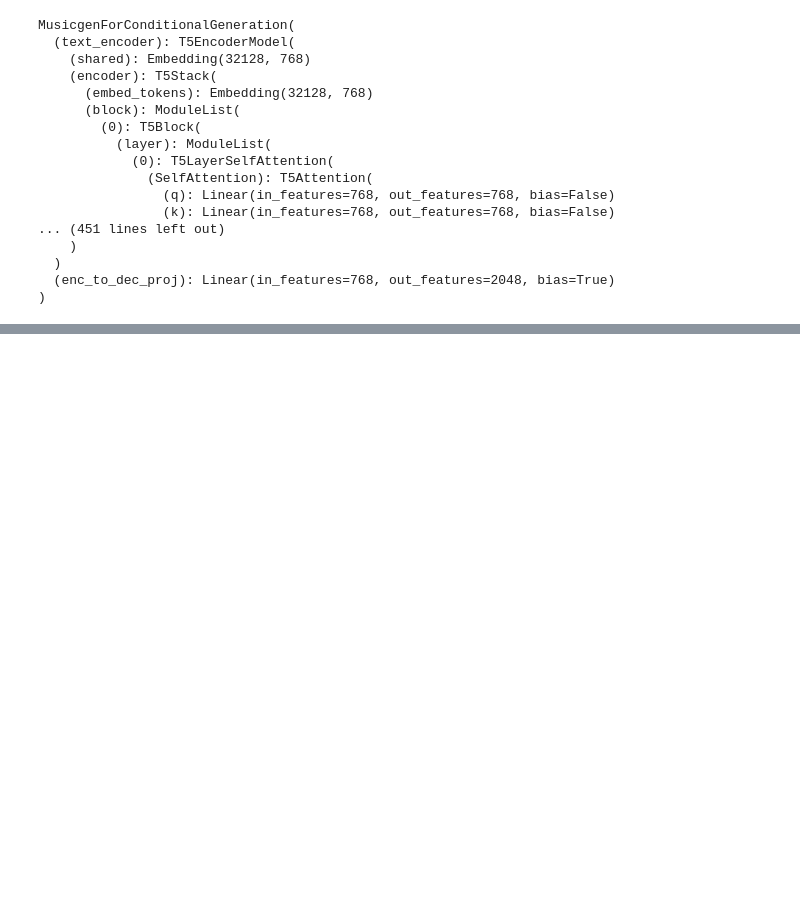
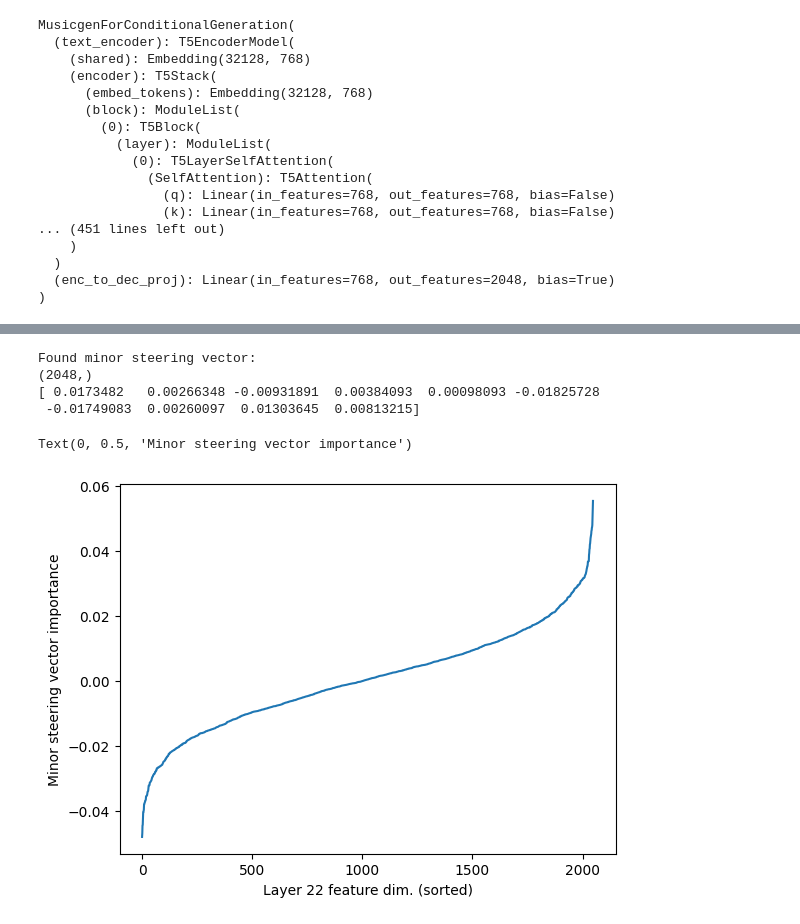
Before and after one commit to womogenes/musicgen-interp, a Jupyter notebook: notebooks/key_steering/key_steering.ipynb, the cells around one changed output, grey strips where cells are left out. Cells and saved outputs as stored; diff of their text form; code cells hidden in the pictures; blank space fills up the shorter version.

Commit message:
Cooked aah steering attempt

```diff
--- a/notebooks/key_steering/key_steering.ipynb
+++ b/notebooks/key_steering/key_steering.ipynb
@@ -58,4 +59,5 @@ from linear_probe_key import train_linear_probe
 # %%
-reg = list(train_linear_probe(22, 128, "max", train=False))
-print(f"{reg=}")
+linear_probe_res = list(train_linear_probe(22, 128, "max", train=False))
+print(linear_probe_res)
+logger.setLevel("ERROR")
 # %% [output]
@@ -68,2 +71,19 @@ reg=[]
+# %%
+reg, pca, scaler = linear_probe_res[0]
+minor_steer_vec = reg.coef_[0] @ pca.components_
+
+print(f"Found minor steering vector:")
+print(minor_steer_vec.shape)
+print(minor_steer_vec[:10])
+plt.plot(sorted(minor_steer_vec))
+plt.xlabel(f"Layer {LAYER_IDX} feature dim. (sorted)")
+plt.ylabel("Minor steering vector importance")
+# %% [output]
+Found minor steering vector:
+(2048,)
+[ 0.0173482   0.00266348 -0.00931891  0.00384093  0.00098093 -0.01825728
+ -0.01749083  0.00260097  0.01303645  0.00813215]
+Text(0, 0.5, 'Minor steering vector importance')
+[figure, added]
 # %%
 # Load your saved activations - shape (256, 2048)
```
Also changed, not shown: parts of 8 cells of this notebook, 1 other file.
